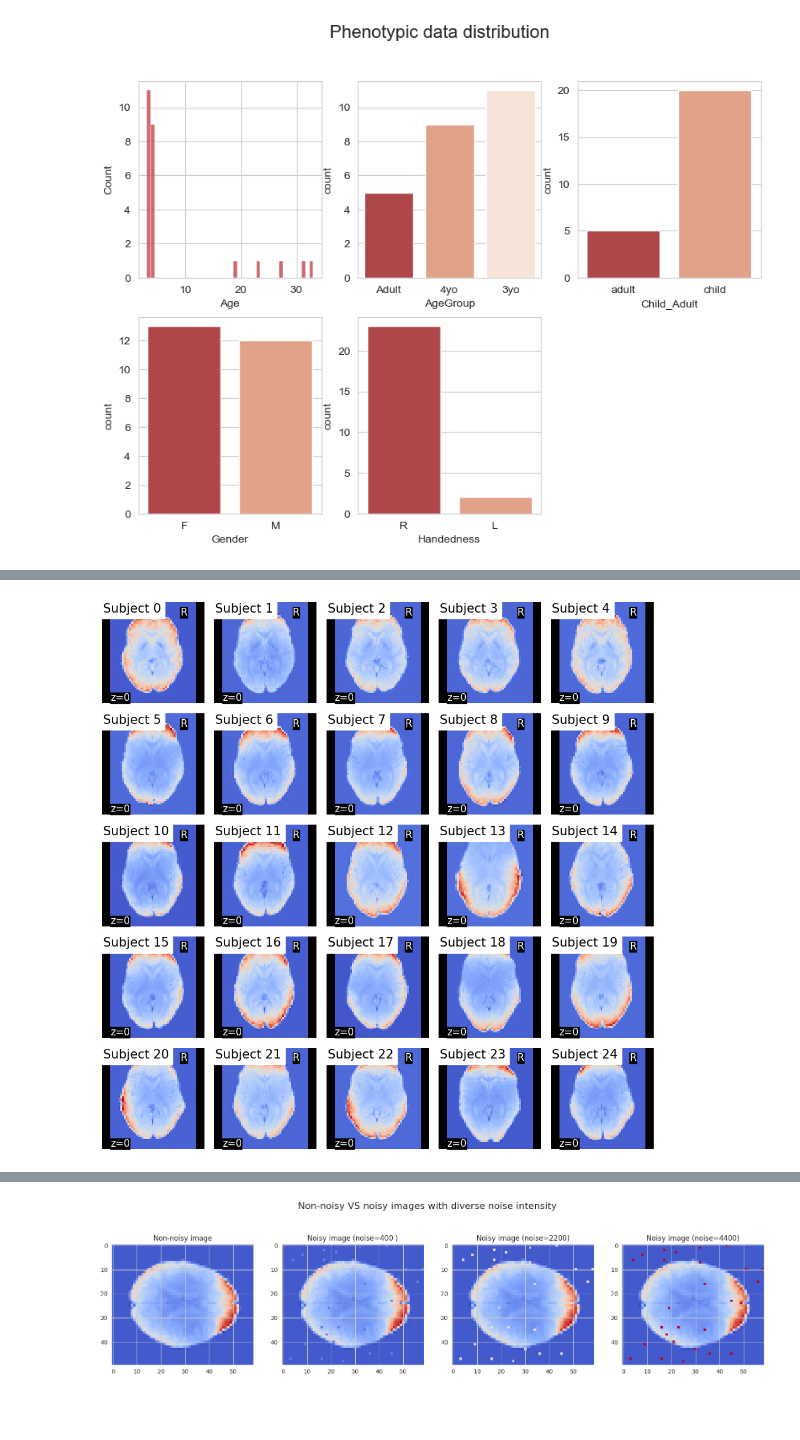
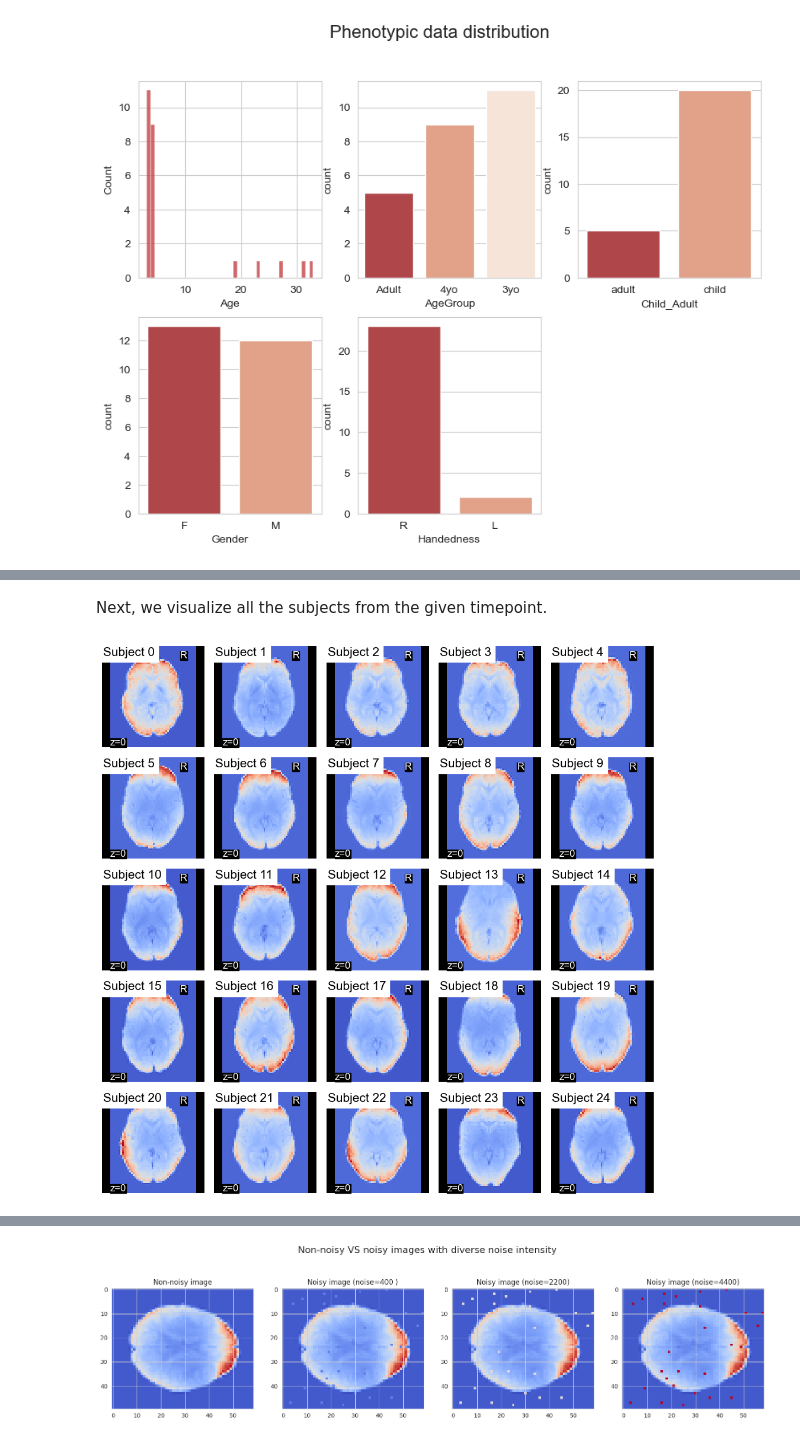
Before and after one commit to ludekcizinsky/fMRI-dimensionality-reduction, a Jupyter notebook: run_v2.ipynb, the cells around one changed output, grey strips where cells are left out. Drawn from its saved outputs; the diff is of its cells as text; code cells hidden in the pictures; blank space fills up the shorter version.

Commit message:
save progress

```diff
--- a/run_v2.ipynb
+++ b/run_v2.ipynb
@@ -66,3 +80,7 @@ Y_DIM = 59
+# %%
+SAVE_FIGURES = False
+# Which subject are we going to use as a reference when plotting
+SI = 10 # subject number 11 (10 because zero indexing)
 # %% [markdown]
 ### Check the phenotypic data
 
@@ -113,5 +131,3 @@ fig.suptitle("Phenotypic data distribution", fontsize=16);
 fig.savefig('figures/phenotypic_data_distribution.png', dpi=300)
 # %% [output]
 [figure]
-# %%
-nib.load(data.func[0]).shape
@@ -124,9 +137,0 @@ Let's dive into visualization of random subject.
-# %%
-# Select a random subject
-subj_i = np.random.randint(0, N_SUBJECTS-1)
-
-# Plot fMRI 3D volume (we choose the timepoint in the middle of the acquisition)
-subj_vol = nib.load(data.func[subj_i])
-TR_i = round(IPS/2)
-plotting.plot_epi(image.index_img(subj_vol, TR_i),  cmap = 'coolwarm', title=f"Timepoint {TR_i}")
-plt.show()
@@ -134,0 +138,8 @@ plt.show()
+# %%
+subj_vol = nib.load(data.func[SI])
+plotting.plot_epi(
+    image.index_img(subj_vol, TRI),
+    cmap = 'coolwarm',
+    title=f"Timepoint {TRI}",
+    output_file=f'figures/subject_{SI}_timepoint_{TRI}.png' if SAVE_FIGURES else None
+);
@@ -135,26 +148,27 @@ plt.show()
+# %% [markdown]
+Next, we visualize all the subjects from the given timepoint.
 # %%
-#HOW TO ALIGN THEMMMMMM ???????????????
 # Create a figure with subplots arranged in a 5x5 grid
 fig = plt.figure(figsize=(12, 12))
-TR_i = round(IPS / 2)
-# Define the specific z-coordinate (axial slice) where you want to align the subplots
-fixed_cut_coords = 0
+
+# Define the specific z-coordinate (axial slice) where the slices will be aligned
+fixed_cut_coords = 0 # Middle of the brain
 
 # Define the position and size of the subplot grid
 grid = plt.GridSpec(5, 5, wspace=0.1, hspace=0.1)
 
 # Loop through subjects and plot the images
 for subj_i in range(N_SUBJECTS):
     subj_vol = nib.load(data.func[subj_i])
-    img = image.index_img(subj_vol, TR_i)
+    img = image.index_img(subj_vol, TRI)
 
     row, col = subj_i // 5, subj_i % 5
     ax = fig.add_subplot(grid[row, col])
     plotting.plot_epi(img, display_mode='z', cut_coords=[fixed_cut_coords], cmap='coolwarm', title=f"Subject {subj_i}", axes=ax)
     ax.axis('off')
 
 # Adjust layout and display the subplots
 plt.tight_layout()
 plt.show()
 # %% [output]
-[figure, old version]
+[figure, new version]
```
Also changed, not shown: parts of 25 cells of this notebook, 3 other files.
